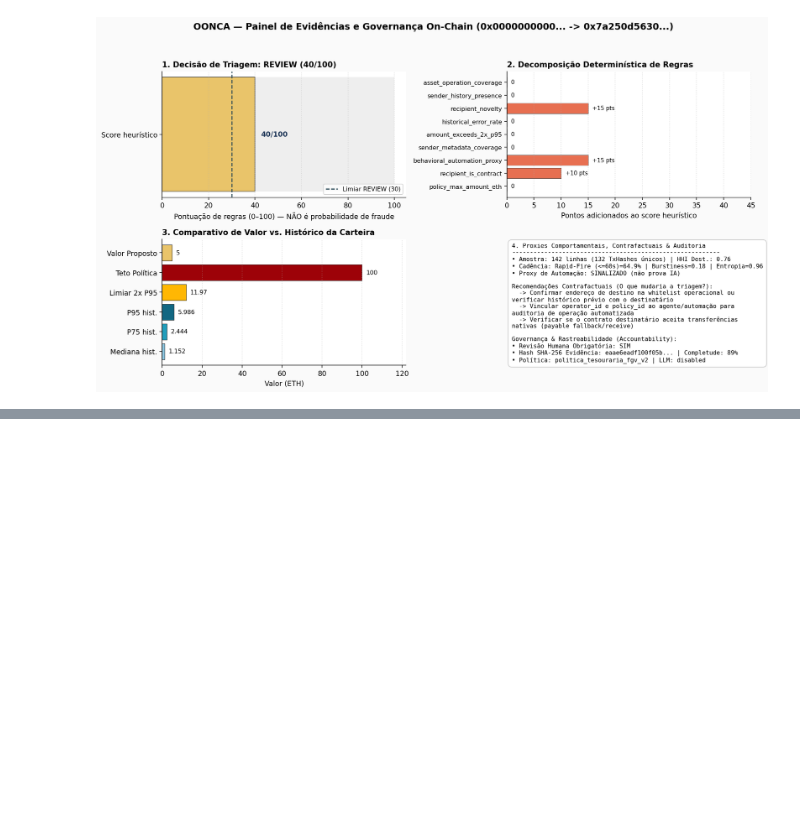
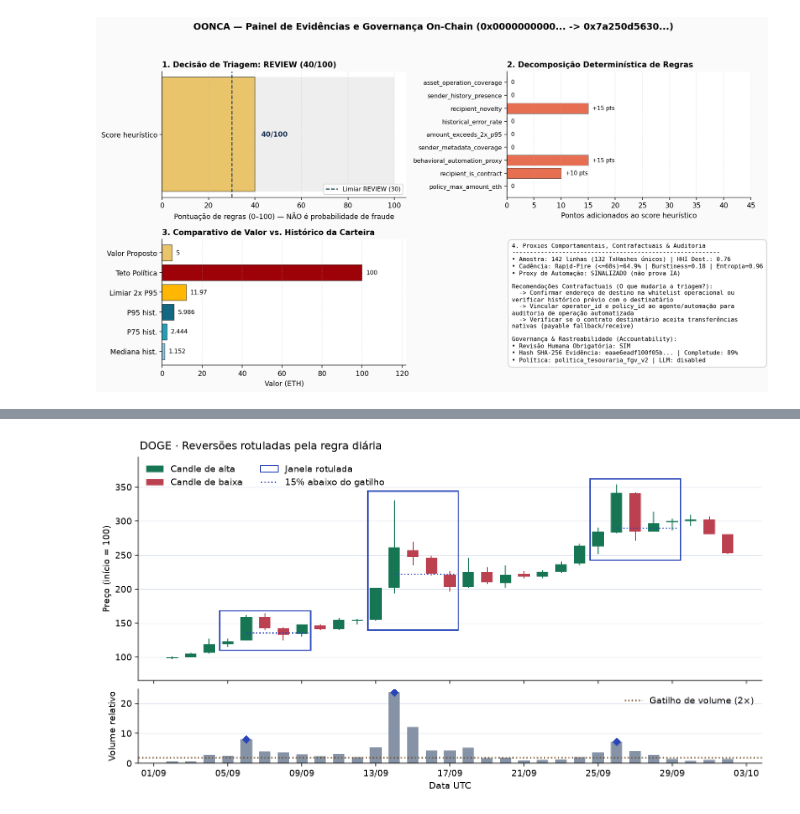
Before and after one commit to gustavofelicidade/moedas-digitais-g6, a Jupyter notebook: notebooks/entregavel_datathon_fgv.ipynb, the cells around one changed output, grey strips where cells are left out. Cells and saved outputs as stored; diff of their text form; code cells hidden in the pictures; blank space fills up the shorter version.

Commit message:
Integra análise de reversão ao entregável do Datathon

```diff
--- a/notebooks/entregavel_datathon_fgv.ipynb
+++ b/notebooks/entregavel_datathon_fgv.ipynb
@@ -633,0 +720,83 @@ Sinais de Automação Detectados: {'flagged': True, 'signals': ['Alta cadência
+# %%
+if MARKET_PATHS:
+    import matplotlib.dates as mdates
+    from matplotlib.lines import Line2D
+    from matplotlib.patches import Patch, Rectangle
+
+    history_symbol = "DOGE"
+    history_start = pd.Timestamp("2014-09-02", tz="UTC")
+    history_end = pd.Timestamp("2014-10-02", tz="UTC")
+    history = panel.loc[
+        panel["symbol"].eq(history_symbol) & panel["date"].between(history_start, history_end)
+    ].copy()
+    history_events = history.loc[
+        history["label"].eq(1)
+        & history["date"].ge(history_start + pd.Timedelta(days=1))
+        & history["date"].le(history_end - pd.Timedelta(days=HORIZON))
+    ]
+    candles = history.dropna(subset=["open", "high", "low", "close"])
+    if history_events.empty or candles.empty:
+        print("Escolha um recorte com candles completos e pelo menos uma reversão rotulada.")
+    else:
+        candle_width = 0.62
+        up, down, blue = "#167553", "#bb4050", "#2946b9"
+        history_x = mdates.date2num(history["date"])
+        candle_x = mdates.date2num(candles["date"])
+        price_base = candles["close"].iloc[0]
+        candle_prices = candles[["open", "high", "low", "close"]].div(price_base).mul(100)
+        colors = np.where(candle_prices["close"].ge(candle_prices["open"]), up, down)
+
+        history_fig, (price_ax, volume_ax) = plt.subplots(
+            2, 1, figsize=(10.5, 5.6), sharex=True, layout="constrained",
+            gridspec_kw={"height_ratios": [3, 1]},
+        )
+        history_fig.suptitle(f"{history_symbol} · Reversões rotuladas pela regra diária", x=0.06, ha="left")
+        price_ax.vlines(candle_x, candle_prices["low"], candle_prices["high"], color=colors, lw=1.1)
+        price_ax.bar(
+            candle_x, (candle_prices["close"] - candle_prices["open"]).abs(),
+            bottom=candle_prices[["close", "open"]].min(axis=1), width=candle_width, color=colors,
+        )
+        volume_ax.bar(history_x, history["relative_volume"], width=candle_width, color="#8693a6")
+        volume_ax.axhline(VOLUME_MIN, color="#6e4a1c", ls=":", lw=1.5, label="Gatilho de volume (2×)")
+
+        for event in history_events.itertuples():
+            day_x = mdates.date2num(event.date)
+            episode = history.loc[(history_x >= day_x - 1) & (history_x <= day_x + HORIZON)]
+            bottom = episode["low"].fillna(episode["close"]).min() / price_base * 100
+            top = episode["high"].fillna(episode["close"]).max() / price_base * 100
+            padding = (top - bottom) * 0.08
+            price_ax.add_patch(Rectangle(
+                (day_x - 1.45, bottom - padding), HORIZON + 1.9, top - bottom + 2 * padding,
+                fill=False, edgecolor=blue, linewidth=1.5,
+            ))
+            price_ax.hlines(
+                event.close / price_base * 100 * (1 - REVERSAL_MIN),
+                day_x, day_x + HORIZON + 0.35, color=blue, ls=":", lw=1.4,
+            )
+            volume_ax.scatter(day_x, event.relative_volume, marker="D", color=blue, s=35, zorder=3)
+
+        price_ax.set_ylabel("Preço (início = 100)")
+        price_ax.margins(y=0.12)
+        price_ax.legend(handles=[
+            Patch(facecolor=up, label="Candle de alta"),
+            Patch(facecolor=down, label="Candle de baixa"),
+            Patch(facecolor="none", edgecolor=blue, label="Janela rotulada"),
+            Line2D([], [], color=blue, ls=":", label="15% abaixo do gatilho"),
+        ], loc="upper left", ncol=2, frameon=False)
+        volume_ax.set(xlabel="Data UTC", ylabel="Volume relativo")
+        volume_ax.legend(loc="upper right", frameon=False)
+        volume_ax.xaxis.set_major_locator(mdates.DayLocator(interval=4))
+        volume_ax.xaxis.set_major_formatter(mdates.DateFormatter("%d/%m"))
+        for ax in (price_ax, volume_ax):
+            ax.set_axisbelow(True)
+            ax.grid(axis="y", color="#dce3ee", linewidth=0.7)
+        plt.show()
+
+        display(pd.DataFrame({
+            "Dia do gatilho (UTC)": history_events["date"].dt.strftime("%d/%m/%Y"),
+            "Alta no dia": history_events["return_1d"].map("{:+.1%}".format),
+            "Volume / mediana de 30 dias": history_events["relative_volume"].map("{:.1f}×".format),
+            "Pior fechamento nos 3 dias seguintes": history_events["future_return"].map("{:+.1%}".format),
+        }).reset_index(drop=True))
+# %% [output]
+[figure, added]
```
Also changed, not shown: parts of 6 cells of this notebook, 2 other files.
